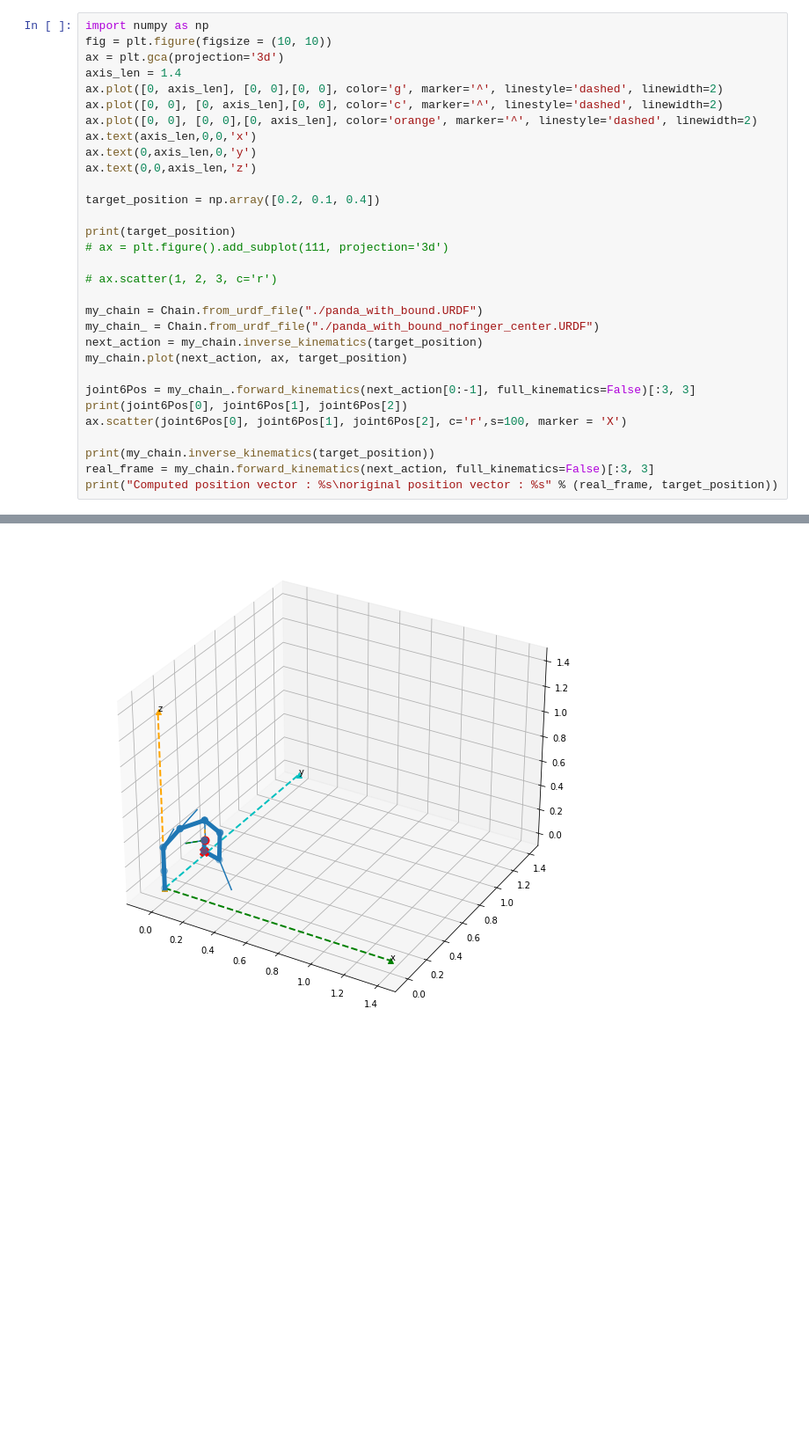
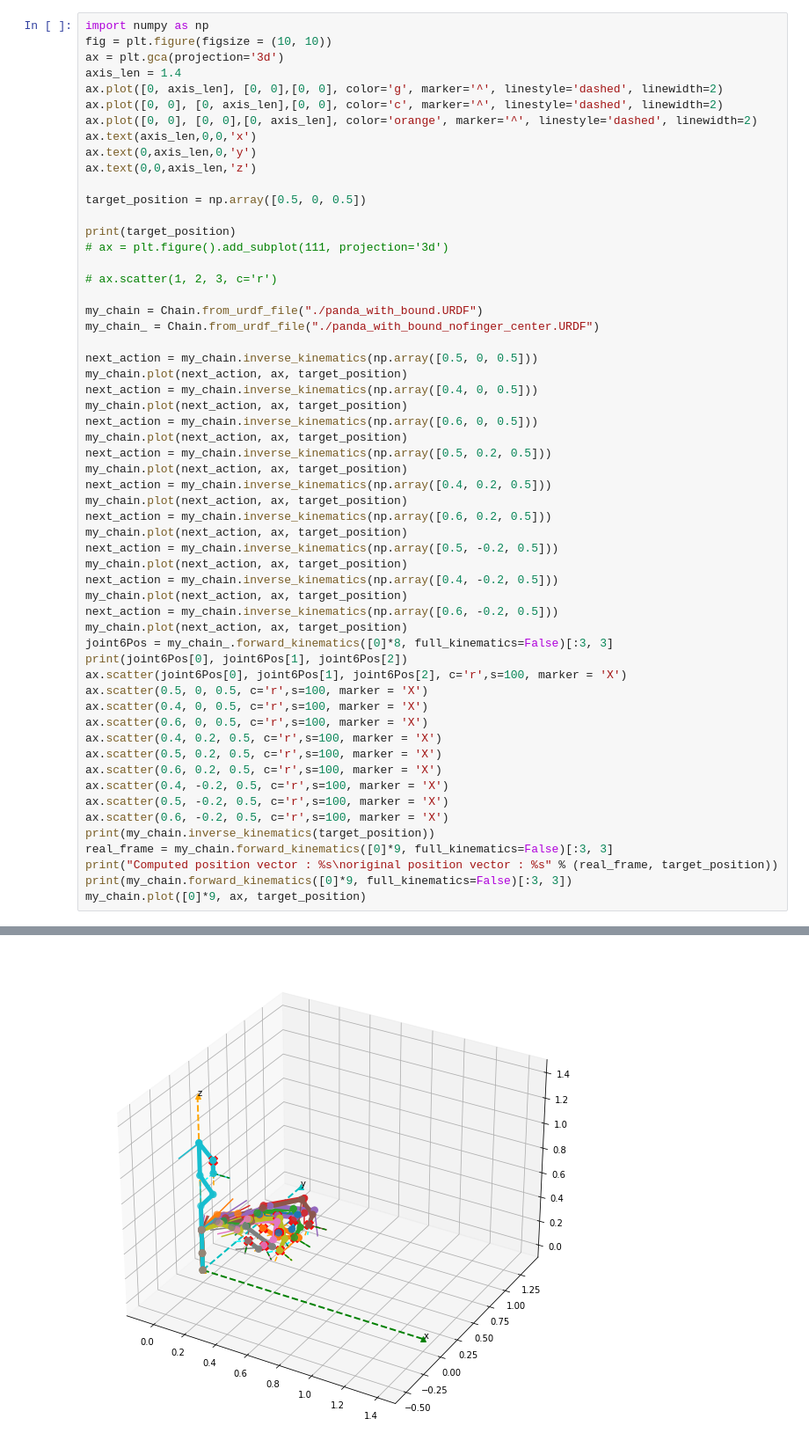
Before and after one commit to KelvinYang0320/IKPY-based-RL-ENV, a Jupyter notebook: RLenv.ipynb, the cells around one changed output, grey strips where cells are left out. Shown at 88% size. Saved outputs shown, nothing was run; the diff lists cells and outputs as text; blank space fills up the shorter version.

```diff
--- a/RLenv.ipynb
+++ b/RLenv.ipynb
@@ -219,7 +225,7 @@ ax.text(axis_len,0,0,'x')
 ax.text(0,axis_len,0,'y')
 ax.text(0,0,axis_len,'z')
 
-target_position = np.array([0.2, 0.1, 0.4])
+target_position = np.array([0.5, 0, 0.5])
 
 print(target_position)
 # ax = plt.figure().add_subplot(111, projection='3d')
@@ -228,14 +234,40 @@ print(target_position)
 
 my_chain = Chain.from_urdf_file("./panda_with_bound.URDF")
 my_chain_ = Chain.from_urdf_file("./panda_with_bound_nofinger_center.URDF")
-next_action = my_chain.inverse_kinematics(target_position)
+
+next_action = my_chain.inverse_kinematics(np.array([0.5, 0, 0.5]))
 my_chain.plot(next_action, ax, target_position)
-
-joint6Pos = my_chain_.forward_kinematics(next_action[0:-1], full_kinematics=False)[:3, 3]
+next_action = my_chain.inverse_kinematics(np.array([0.4, 0, 0.5]))
+my_chain.plot(next_action, ax, target_position)
+next_action = my_chain.inverse_kinematics(np.array([0.6, 0, 0.5]))
+my_chain.plot(next_action, ax, target_position)
+next_action = my_chain.inverse_kinematics(np.array([0.5, 0.2, 0.5]))
+my_chain.plot(next_action, ax, target_position)
+next_action = my_chain.inverse_kinematics(np.array([0.4, 0.2, 0.5]))
+my_chain.plot(next_action, ax, target_position)
+next_action = my_chain.inverse_kinematics(np.array([0.6, 0.2, 0.5]))
+my_chain.plot(next_action, ax, target_position)
+next_action = my_chain.inverse_kinematics(np.array([0.5, -0.2, 0.5]))
+my_chain.plot(next_action, ax, target_position)
+next_action = my_chain.inverse_kinematics(np.array([0.4, -0.2, 0.5]))
+my_chain.plot(next_action, ax, target_position)
+next_action = my_chain.inverse_kinematics(np.array([0.6, -0.2, 0.5]))
+my_chain.plot(next_action, ax, target_position)
+joint6Pos = my_chain_.forward_kinematics([0]*8, full_kinematics=False)[:3, 3]
 print(joint6Pos[0], joint6Pos[1], joint6Pos[2])
 ax.scatter(joint6Pos[0], joint6Pos[1], joint6Pos[2], c='r',s=100, marker = 'X')
-
+ax.scatter(0.5, 0, 0.5, c='r',s=100, marker = 'X')
+ax.scatter(0.4, 0, 0.5, c='r',s=100, marker = 'X')
+ax.scatter(0.6, 0, 0.5, c='r',s=100, marker = 'X')
+ax.scatter(0.4, 0.2, 0.5, c='r',s=100, marker = 'X')
+ax.scatter(0.5, 0.2, 0.5, c='r',s=100, marker = 'X')
+ax.scatter(0.6, 0.2, 0.5, c='r',s=100, marker = 'X')
+ax.scatter(0.4, -0.2, 0.5, c='r',s=100, marker = 'X')
+ax.scatter(0.5, -0.2, 0.5, c='r',s=100, marker = 'X')
+ax.scatter(0.6, -0.2, 0.5, c='r',s=100, marker = 'X')
 print(my_chain.inverse_kinematics(target_position))
-real_frame = my_chain.forward_kinematics(next_action, full_kinematics=False)[:3, 3]
+real_frame = my_chain.forward_kinematics([0]*9, full_kinematics=False)[:3, 3]
 print("Computed position vector : %s\noriginal position vector : %s" % (real_frame, target_position))
+print(my_chain.forward_kinematics([0]*9, full_kinematics=False)[:3, 3])
+my_chain.plot([0]*9, ax, target_position)
 # %% [output]
@@ -248 +282 @@ original position vector : [0.2 0.1 0.4]
-[figure, old version]
+[figure, new version]
```
Also changed, not shown: parts of 6 cells of this notebook, 5 other files.
